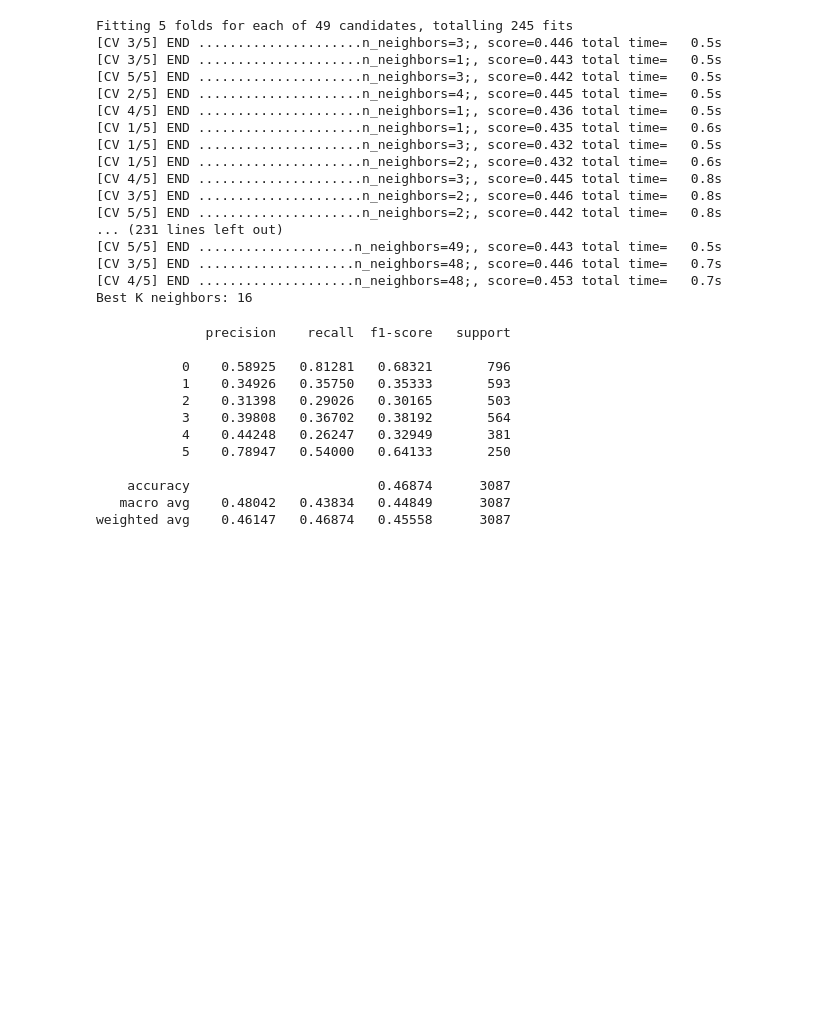
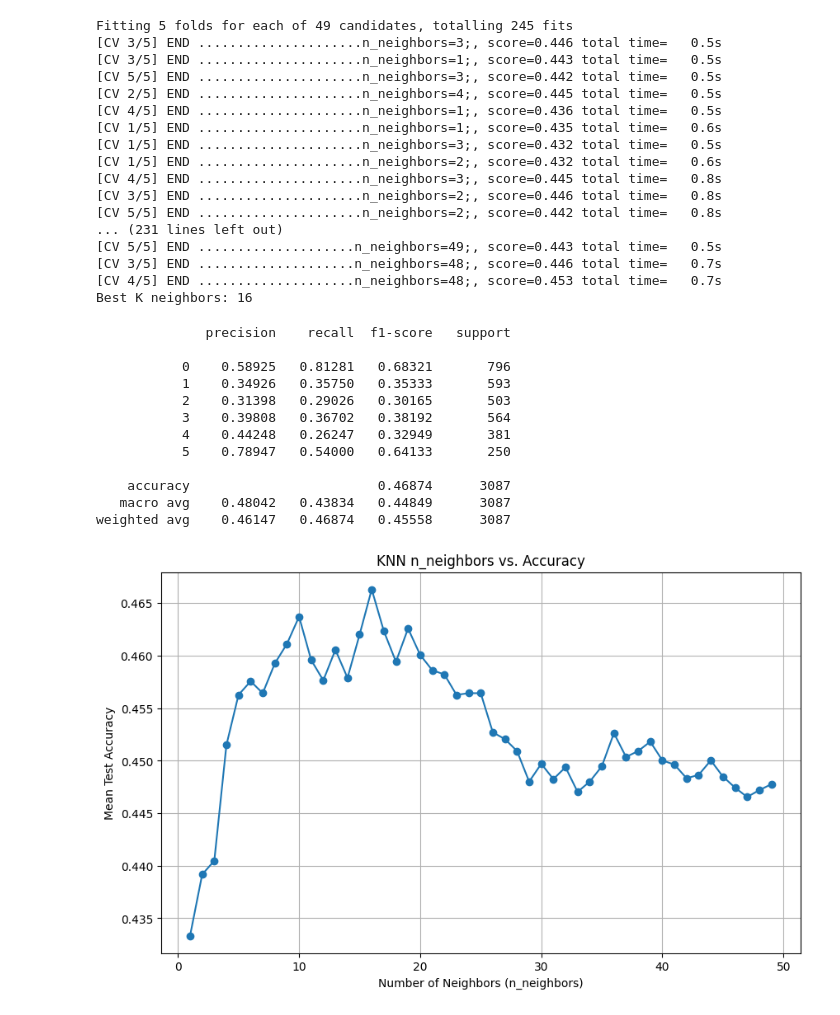
Before and after one commit to mbahng/671_final, a Jupyter notebook: knn.ipynb, the cells around one changed output. Saved outputs shown, nothing was run; the diff lists cells and outputs as text; code cells hidden in the pictures; blank space fills up the shorter version.

```diff
--- a/knn.ipynb
+++ b/knn.ipynb
@@ -78,6 +78,22 @@ print(classification_report(y_val, y_pred, digits=5))
     accuracy                        0.46874      3087
    macro avg    0.48042   0.43834   0.44849      3087
 weighted avg    0.46147   0.46874   0.45558      3087
+# %%
+mean_test_scores = clf.cv_results_['mean_test_score']
+
+# Range of n_neighbors
+n_neighbors_range = list(range(1, 50))
+
+# Plotting
+plt.figure(figsize=(10, 6))
+plt.plot(n_neighbors_range, mean_test_scores, marker='o')
+plt.title('KNN n_neighbors vs. Accuracy')
+plt.xlabel('Number of Neighbors (n_neighbors)')
+plt.ylabel('Mean Test Accuracy')
+plt.grid(True)
+plt.show()
+# %% [output]
+[figure, added]
 # %%
 X_test = pd.read_csv(os.path.join("data", "test.csv"))
 X_test = scaler.transform(preprocess(X_test))
```
Also changed, not shown: 3 other files.
